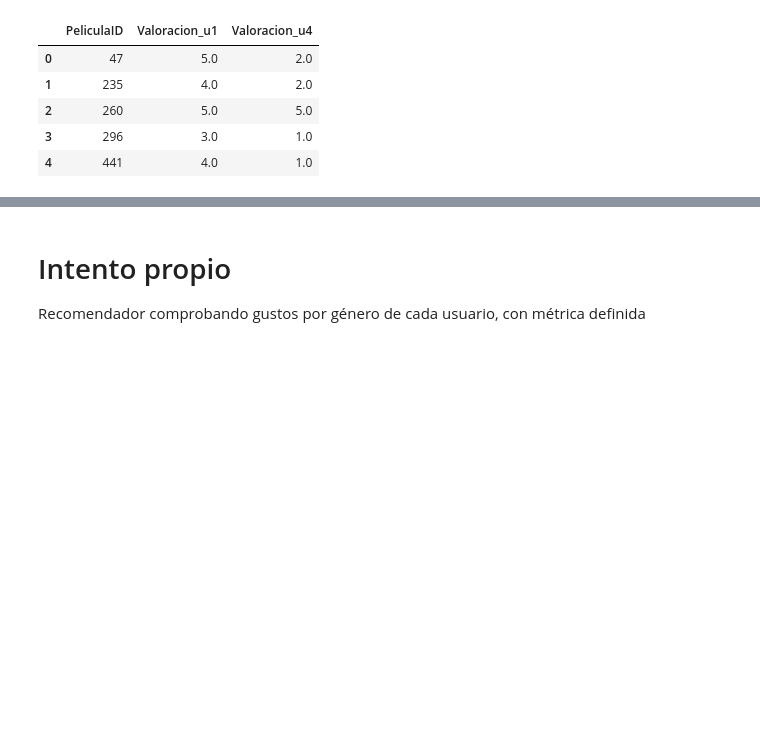
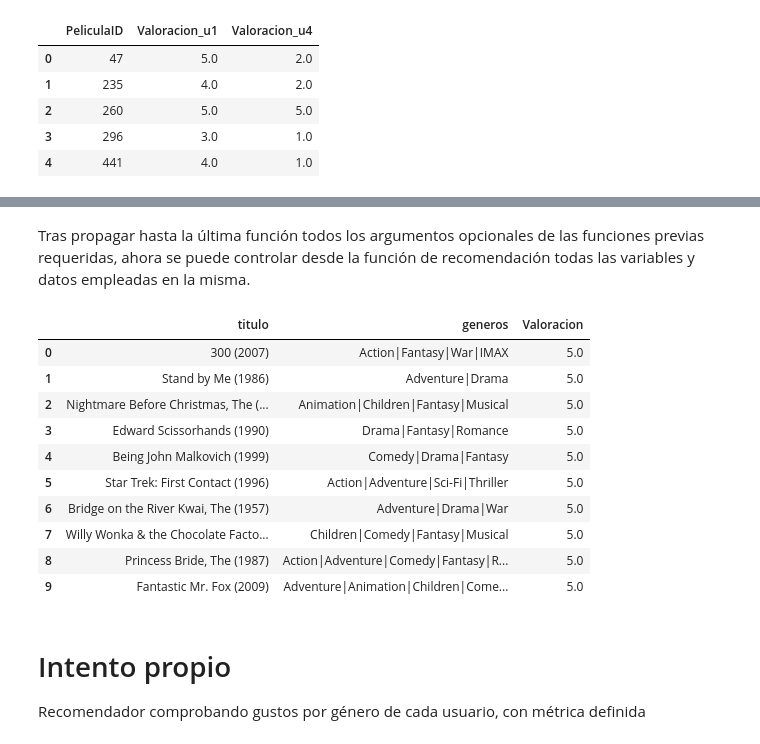
Before and after one commit to Adrianrobarq/DataScienceIEBS, a Jupyter notebook: Bloque 7/Sistema de Recomendacion/sistema de recomendacion.ipynb, the cells around one changed output, grey strips where cells are left out. Cells and saved outputs as stored; diff of their text form; code cells hidden in the pictures; blank space fills up the shorter version.

```diff
--- a/Bloque 7/Sistema de Recomendacion/sistema de recomendacion.ipynb
+++ b/Bloque 7/Sistema de Recomendacion/sistema de recomendacion.ipynb
@@ -386,0 +409,32 @@ usuarios_sim_1
+# %%
+# Lo que hace al principio del sprint ya lo hice en la función "usuario_mas_similar"
+# Vamos a exraer las películas vistas por los usuarios similares que el usuario objetivo no ha visto
+
+def peliculas_no_vistas_por_usuario(user_obj, usuarios_similares):
+    """
+    Retorna las películas que han visto los usuarios similares al usuario objetivo y que este no ha visto.
+
+    Args:
+        user_obj: ID del usuario objetivo.
+        usuarios_similares: DataFrame con los usuarios similares y sus distancias.
+
+    Returns:
+        DataFrame con las películas no vistas por el usuario objetivo.
+    """
+    # Extraemos las películas vistas por el usuario objetivo
+    peliculas_vistas = ratings.query('UsuarioID==%d' % user_obj)['PeliculaID'].unique()
+
+    # Creamos un DataFrame para almacenar las películas no vistas
+    peliculas_no_vistas = pd.DataFrame()
+
+    for usuario in usuarios_similares.index:
+        # Extraemos las películas vistas por el usuario similar
+        peliculas_usuario = ratings.query('UsuarioID==%d' % usuario)[['PeliculaID', 'Valoracion']]
+
+        # Filtramos las películas que el usuario objetivo no ha visto
+        peliculas_usuario_no_vistas = peliculas_usuario[~peliculas_usuario['PeliculaID'].isin(peliculas_vistas)]
+
+        # Añadimos al DataFrame de películas no vistas
+        peliculas_no_vistas = pd.concat([peliculas_no_vistas, peliculas_usuario_no_vistas])
+
+    return peliculas_no_vistas.reset_index(drop=True)
@@ -387,3 +492,19 @@ usuarios_sim_1
+# %% [markdown]
+Tras propagar hasta la última función todos los argumentos opcionales de las funciones previas requeridas, ahora se puede controlar desde la función de recomendación todas las variables y datos empleadas en la misma.
+# %%
+recomendar_peliculas(421, usuarios_tot, peliculas ,num_recomendaciones=10, Generos=['Fantasy', 'Adventure'])
+# %% [output]
+|  | titulo | generos | Valoracion |
+| 0 | 300 (2007) | Action|Fantasy|War|IMAX | 5.0 |
+| 1 | Stand by Me (1986) | Adventure|Drama | 5.0 |
+| 2 | Nightmare Before Christmas, The (... | Animation|Children|Fantasy|Musical | 5.0 |
+| 3 | Edward Scissorhands (1990) | Drama|Fantasy|Romance | 5.0 |
+| 4 | Being John Malkovich (1999) | Comedy|Drama|Fantasy | 5.0 |
+| 5 | Star Trek: First Contact (1996) | Action|Adventure|Sci-Fi|Thriller | 5.0 |
+| 6 | Bridge on the River Kwai, The (1957) | Adventure|Drama|War | 5.0 |
+| 7 | Willy Wonka & the Chocolate Facto... | Children|Comedy|Fantasy|Musical | 5.0 |
+| 8 | Princess Bride, The (1987) | Action|Adventure|Comedy|Fantasy|R... | 5.0 |
+| 9 | Fantastic Mr. Fox (2009) | Adventure|Animation|Children|Come... | 5.0 |
 # %% [markdown]
 # Intento propio
 
```
Also changed, not shown: parts of 14 cells of this notebook.
